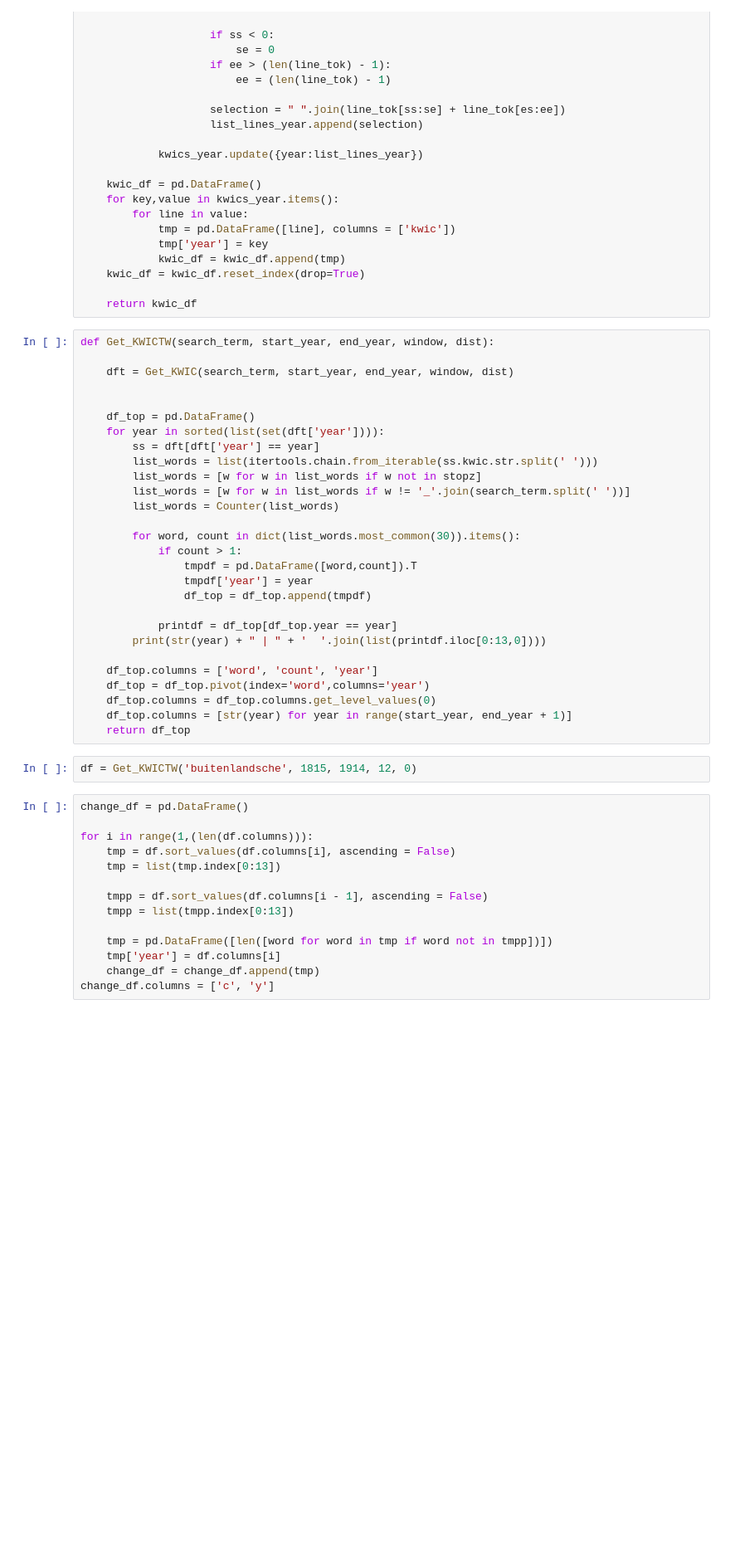
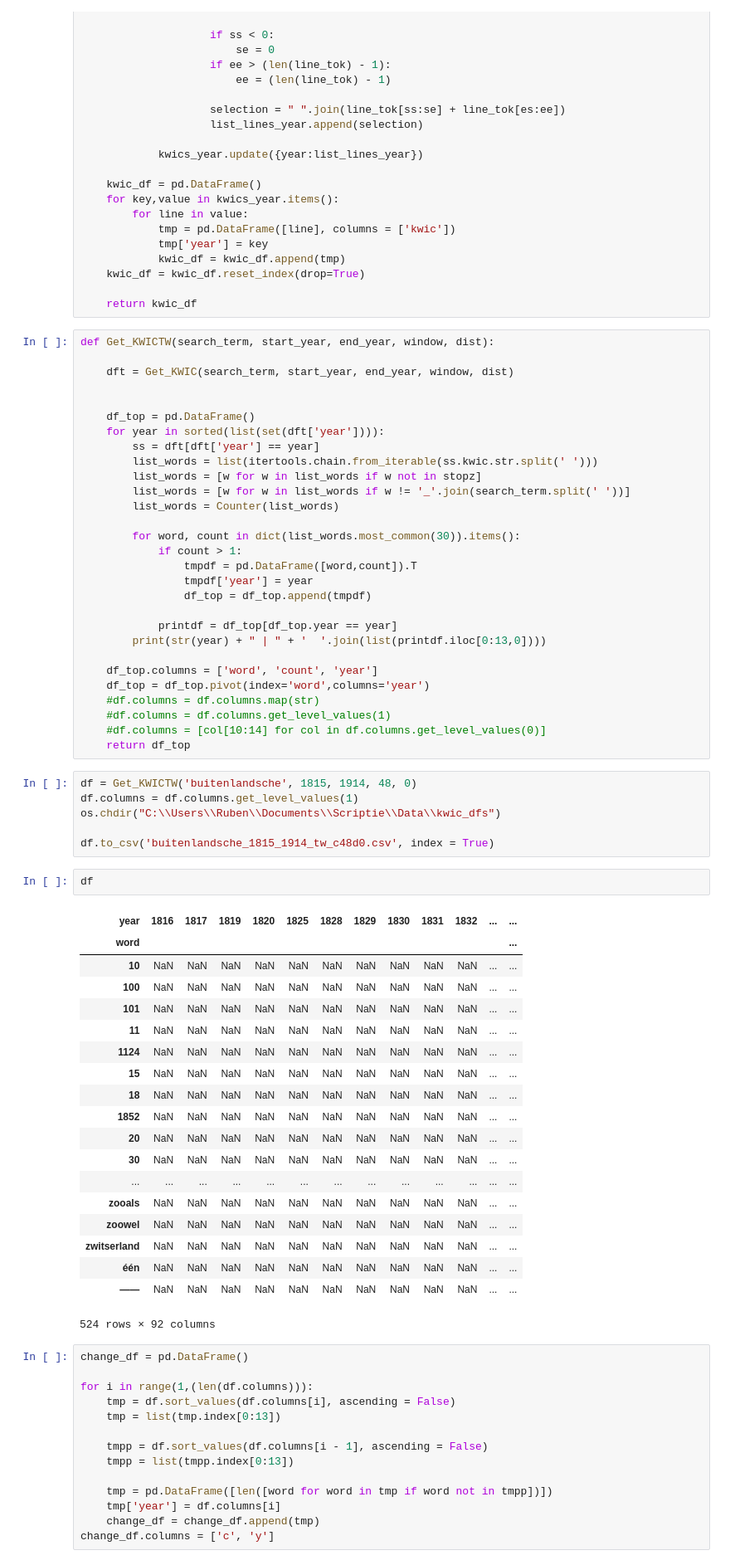
Before and after one commit to rubenros1795/thesis-the-foreign, a Jupyter notebook: SCC/SCC_extract_kwic.ipynb, the cells around one changed output. Shown at 83% size. Cells and saved outputs as stored; diff of their text form; blank space fills up the shorter version.

```diff
--- a/SCC/SCC_extract_kwic.ipynb
+++ b/SCC/SCC_extract_kwic.ipynb
@@ -98,11 +98,38 @@ def Get_KWICTW(search_term, start_year, end_year, window, dist):
 
     df_top.columns = ['word', 'count', 'year']
     df_top = df_top.pivot(index='word',columns='year')
-    df_top.columns = df_top.columns.get_level_values(0)
-    df_top.columns = [str(year) for year in range(start_year, end_year + 1)]
+    #df.columns = df.columns.map(str)
+    #df.columns = df.columns.get_level_values(1)
+    #df.columns = [col[10:14] for col in df.columns.get_level_values(0)]
     return df_top
-# %%
-df = Get_KWICTW('buitenlandsche', 1815, 1914, 12, 0)
+# %%
+df = Get_KWICTW('buitenlandsche', 1815, 1914, 48, 0)
+df.columns = df.columns.get_level_values(1)
+os.chdir("C:\\Users\\Ruben\\Documents\\Scriptie\\Data\\kwic_dfs")
+
+df.to_csv('buitenlandsche_1815_1914_tw_c48d0.csv', index = True)
+# %%
+df
+# %% [output]
+| year | 1816 | 1817 | 1819 | 1820 | 1825 | 1828 | 1829 | 1830 | 1831 | 1832 | ... | ... |
+| word |  |  |  |  |  |  |  |  |  |  |  | ... |
+| 10 | NaN | NaN | NaN | NaN | NaN | NaN | NaN | NaN | NaN | NaN | ... | ... |
+| 100 | NaN | NaN | NaN | NaN | NaN | NaN | NaN | NaN | NaN | NaN | ... | ... |
+| 101 | NaN | NaN | NaN | NaN | NaN | NaN | NaN | NaN | NaN | NaN | ... | ... |
+| 11 | NaN | NaN | NaN | NaN | NaN | NaN | NaN | NaN | NaN | NaN | ... | ... |
+| 1124 | NaN | NaN | NaN | NaN | NaN | NaN | NaN | NaN | NaN | NaN | ... | ... |
+| 15 | NaN | NaN | NaN | NaN | NaN | NaN | NaN | NaN | NaN | NaN | ... | ... |
+| 18 | NaN | NaN | NaN | NaN | NaN | NaN | NaN | NaN | NaN | NaN | ... | ... |
+| 1852 | NaN | NaN | NaN | NaN | NaN | NaN | NaN | NaN | NaN | NaN | ... | ... |
+| 20 | NaN | NaN | NaN | NaN | NaN | NaN | NaN | NaN | NaN | NaN | ... | ... |
+| 30 | NaN | NaN | NaN | NaN | NaN | NaN | NaN | NaN | NaN | NaN | ... | ... |
+| ... | ... | ... | ... | ... | ... | ... | ... | ... | ... | ... | ... | ... |
+| zooals | NaN | NaN | NaN | NaN | NaN | NaN | NaN | NaN | NaN | NaN | ... | ... |
+| zoowel | NaN | NaN | NaN | NaN | NaN | NaN | NaN | NaN | NaN | NaN | ... | ... |
+| zwitserland | NaN | NaN | NaN | NaN | NaN | NaN | NaN | NaN | NaN | NaN | ... | ... |
+| één | NaN | NaN | NaN | NaN | NaN | NaN | NaN | NaN | NaN | NaN | ... | ... |
+| —— | NaN | NaN | NaN | NaN | NaN | NaN | NaN | NaN | NaN | NaN | ... | ... |
+524 rows × 92 columns
 # %%
 change_df = pd.DataFrame()
 
```
Also changed, not shown: parts of 3 cells of this notebook, 9 other files.
